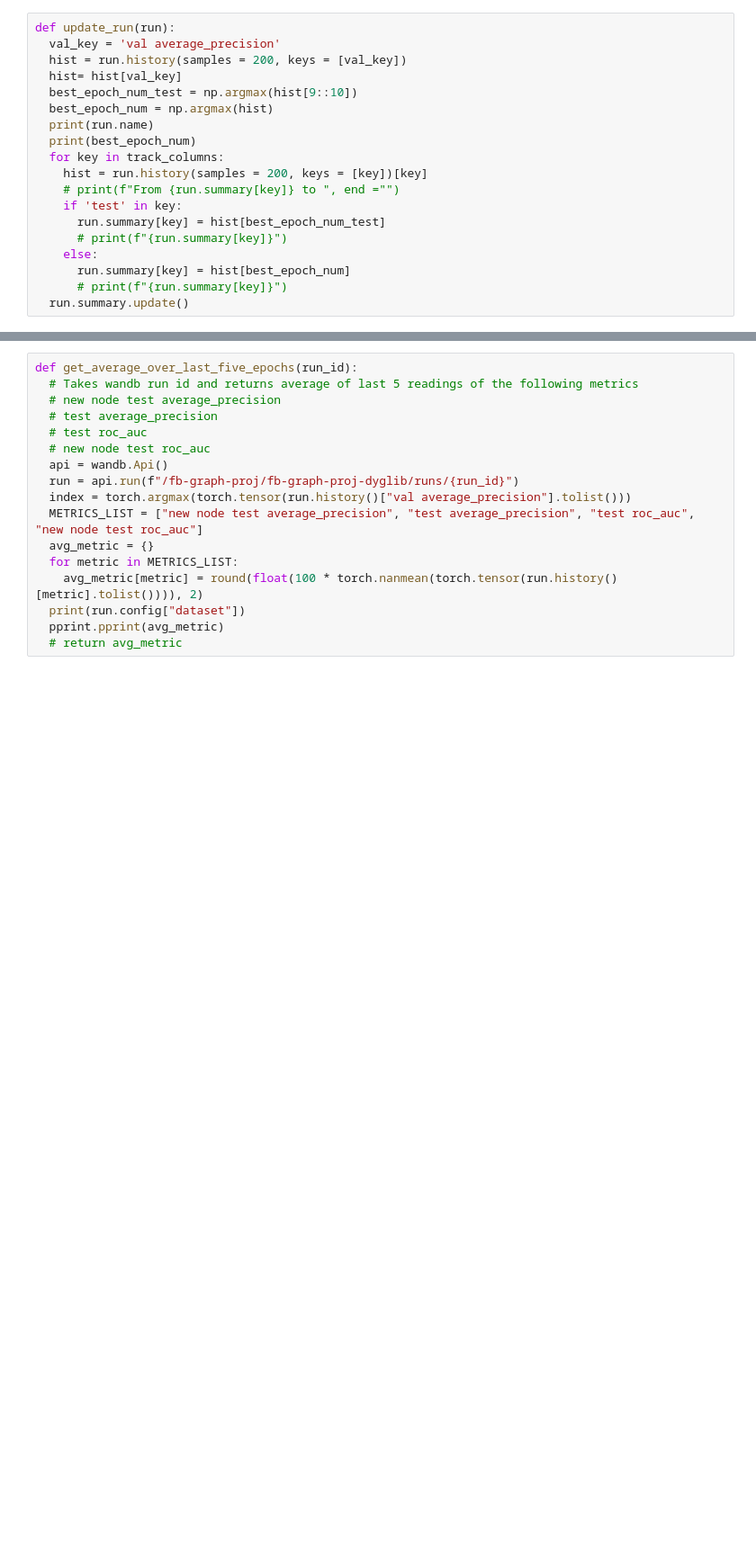
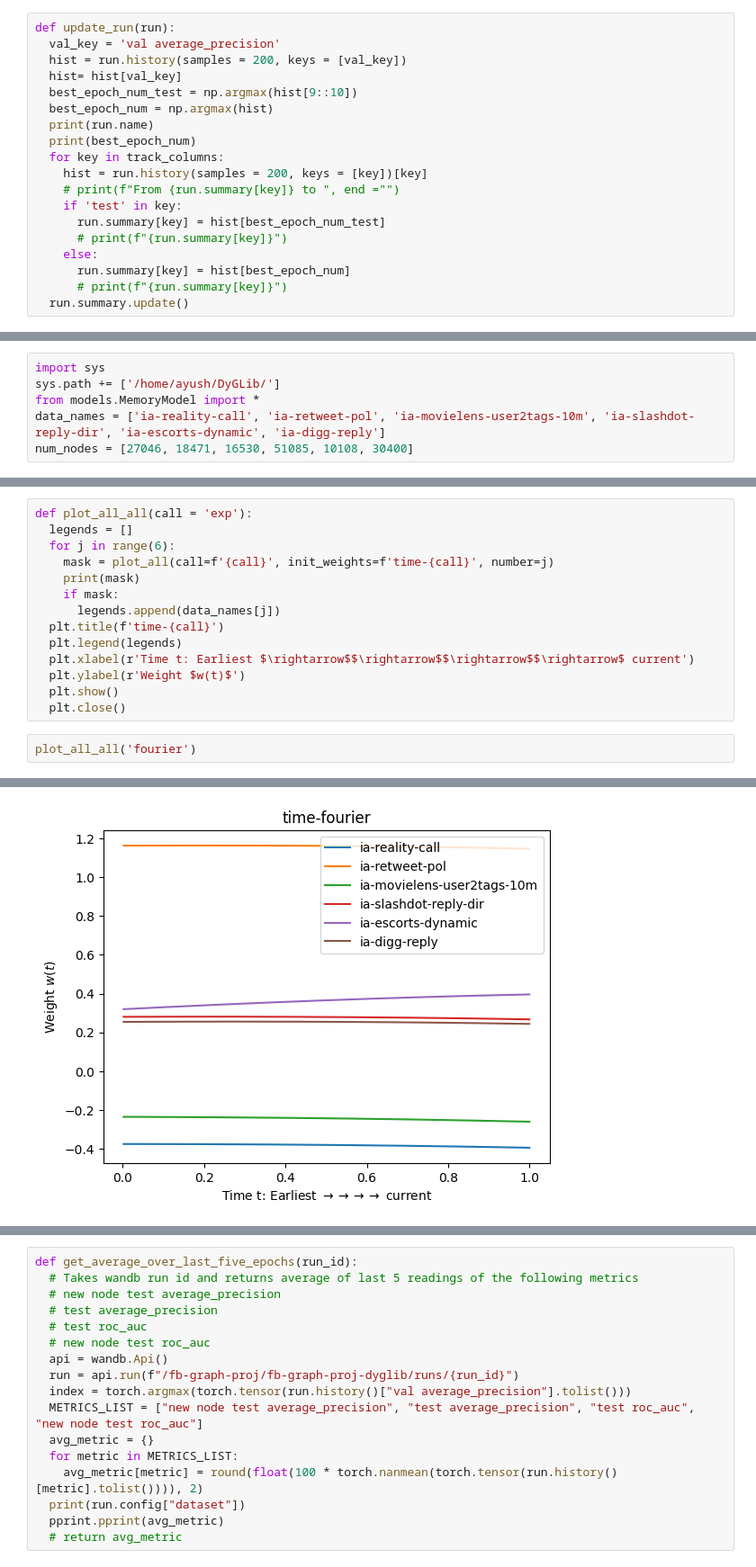
Before and after one commit to webster-781/DyGLib, a Jupyter notebook: scripts/result_processing.ipynb, the cells around one changed output, grey strips where cells are left out. Shown: that part at 90% size. Drawn from its saved outputs; the diff is of its cells as text; blank space fills up the shorter version.

Commit message:
Added time transformation plotting

```diff
--- a/scripts/result_processing.ipynb
+++ b/scripts/result_processing.ipynb
@@ -80,0 +84,6 @@ def update_run(run):
+# %%
+import sys
+sys.path += ['/home/ayush/DyGLib/']
+from models.MemoryModel import *
+data_names = ['ia-reality-call', 'ia-retweet-pol', 'ia-movielens-user2tags-10m', 'ia-slashdot-reply-dir', 'ia-escorts-dynamic', 'ia-digg-reply']
+num_nodes = [27046, 18471, 16530, 51085, 10108, 30400]
@@ -80,0 +130,17 @@ def update_run(run):
+# %%
+def plot_all_all(call = 'exp'):
+  legends = []
+  for j in range(6):
+    mask = plot_all(call=f'{call}', init_weights=f'time-{call}', number=j)
+    print(mask)
+    if mask:
+      legends.append(data_names[j])
+  plt.title(f'time-{call}')
+  plt.legend(legends)
+  plt.xlabel(r'Time t: Earliest $\rightarrow$$\rightarrow$$\rightarrow$$\rightarrow$ current')
+  plt.ylabel(r'Weight $w(t)$')
+  plt.show()
+  plt.close()
+# %%
+plot_all_all('fourier')
+# %% [output]
@@ -80,0 +165 @@ def update_run(run):
+[figure, added]
```
Also changed, not shown: parts of 13 cells of this notebook, 1 other file.
